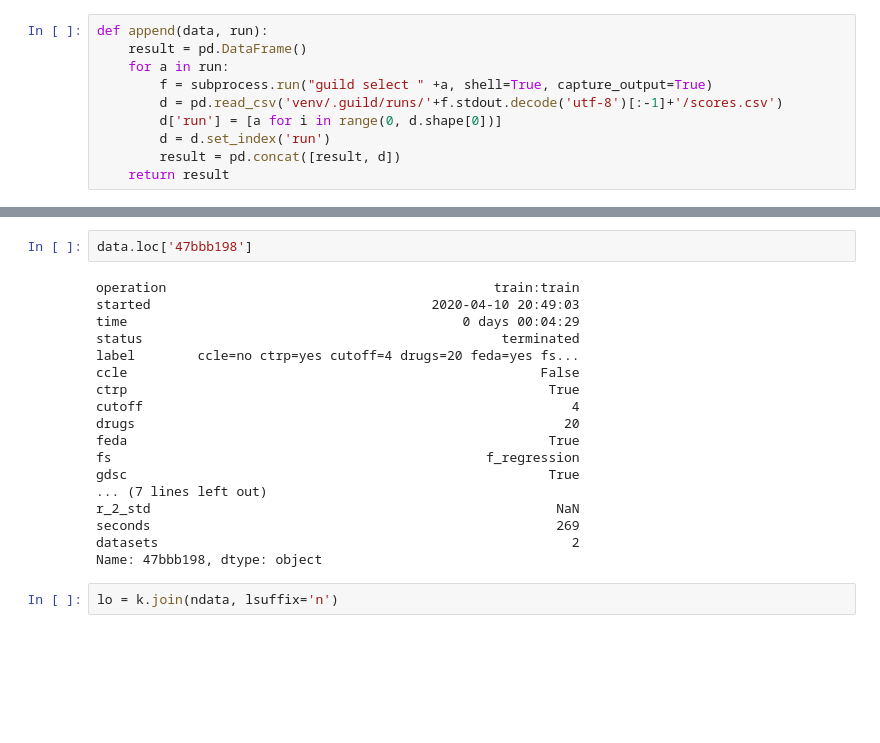
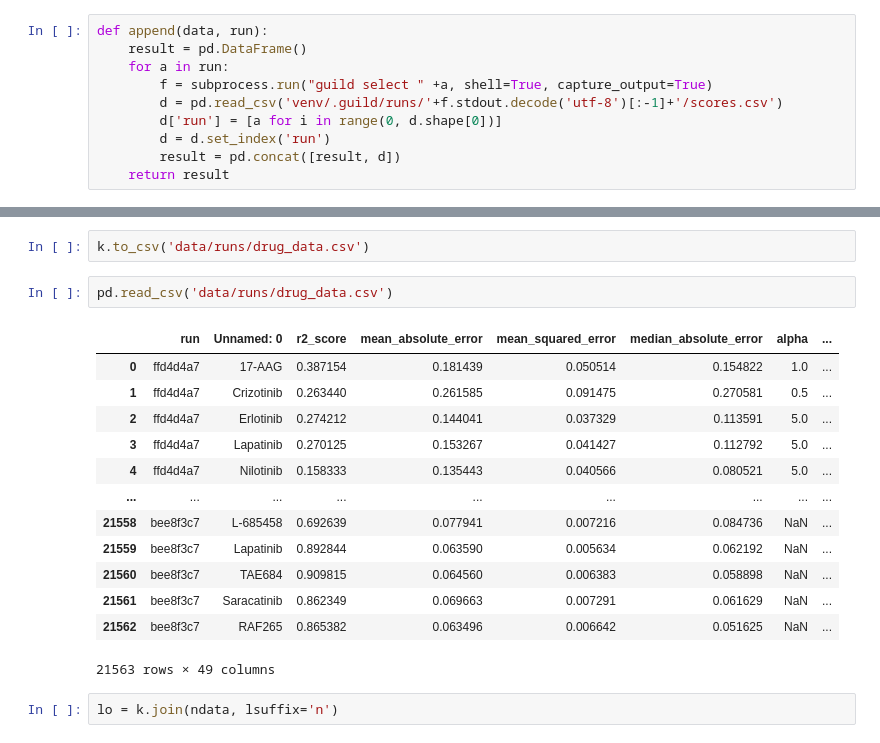
Before and after one commit to lucas-ubm/phc-data-pipeline, a Jupyter notebook: Ranalysis.ipynb, the cells around one changed output, grey strips where cells are left out. Saved outputs shown, nothing was run; the diff lists cells and outputs as text; blank space fills up the shorter version.

```diff
--- a/Ranalysis.ipynb
+++ b/Ranalysis.ipynb
@@ -176,22 +179,20 @@ k = append(data, data.index)
-# %%
-data.loc['47bbb198']
-# %% [output]
-operation                                          train:train
-started                                    2020-04-10 20:49:03
-time                                           0 days 00:04:29
-status                                              terminated
-label        ccle=no ctrp=yes cutoff=4 drugs=20 feda=yes fs...
-ccle                                                     False
-ctrp                                                      True
-cutoff                                                       4
-drugs                                                       20
-feda                                                      True
-fs                                                f_regression
-gdsc                                                      True
-... (7 lines left out)
-r_2_std                                                    NaN
-seconds                                                    269
-datasets                                                     2
-Name: 47bbb198, dtype: object
+# %%
+k.to_csv('data/runs/drug_data.csv')
+# %%
+pd.read_csv('data/runs/drug_data.csv')
+# %% [output]
+|  | run | Unnamed: 0 | r2_score | mean_absolute_error | mean_squared_error | median_absolute_error | alpha | ... |
+| 0 | ffd4d4a7 | 17-AAG | 0.387154 | 0.181439 | 0.050514 | 0.154822 | 1.0 | ... |
+| 1 | ffd4d4a7 | Crizotinib | 0.263440 | 0.261585 | 0.091475 | 0.270581 | 0.5 | ... |
+| 2 | ffd4d4a7 | Erlotinib | 0.274212 | 0.144041 | 0.037329 | 0.113591 | 5.0 | ... |
+| 3 | ffd4d4a7 | Lapatinib | 0.270125 | 0.153267 | 0.041427 | 0.112792 | 5.0 | ... |
+| 4 | ffd4d4a7 | Nilotinib | 0.158333 | 0.135443 | 0.040566 | 0.080521 | 5.0 | ... |
+| ... | ... | ... | ... | ... | ... | ... | ... | ... |
+| 21558 | bee8f3c7 | L-685458 | 0.692639 | 0.077941 | 0.007216 | 0.084736 | NaN | ... |
+| 21559 | bee8f3c7 | Lapatinib | 0.892844 | 0.063590 | 0.005634 | 0.062192 | NaN | ... |
+| 21560 | bee8f3c7 | TAE684 | 0.909815 | 0.064560 | 0.006383 | 0.058898 | NaN | ... |
+| 21561 | bee8f3c7 | Saracatinib | 0.862349 | 0.069663 | 0.007291 | 0.061629 | NaN | ... |
+| 21562 | bee8f3c7 | RAF265 | 0.865382 | 0.063496 | 0.006642 | 0.051625 | NaN | ... |
+21563 rows × 49 columns
 # %%
 lo = k.join(ndata, lsuffix='n')
```
Also changed, not shown: parts of 2 cells of this notebook, 5 other files.
